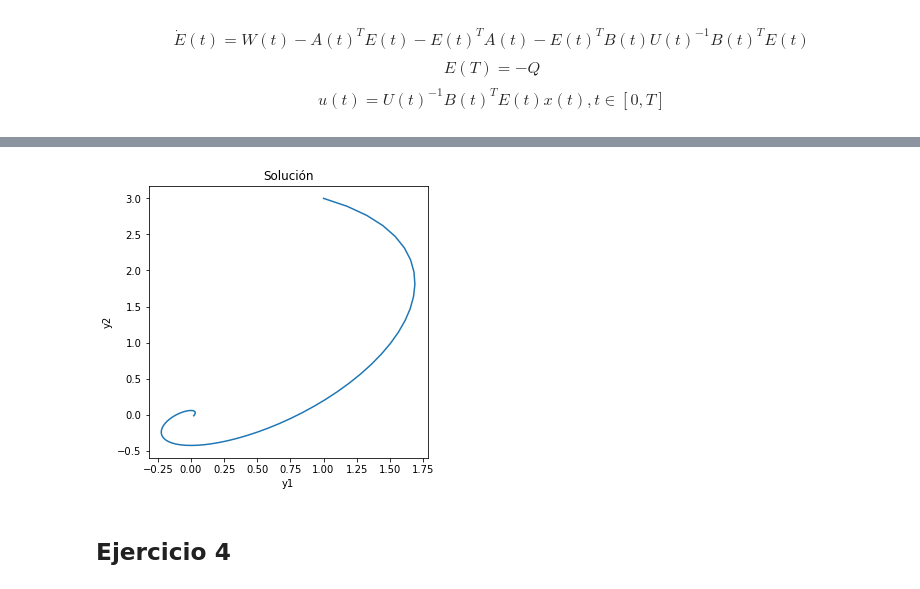
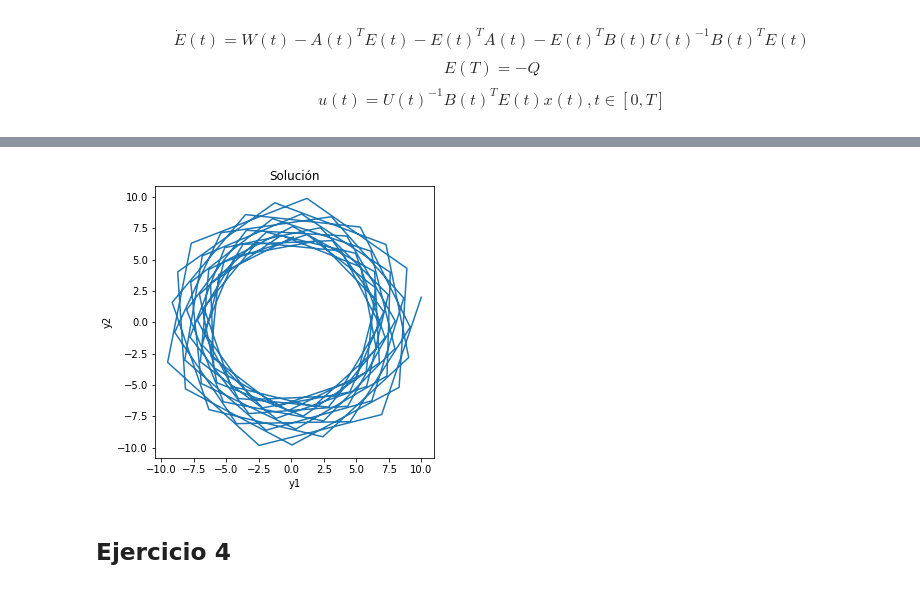
Before and after one commit to furrutiav/MA4703, a Jupyter notebook: lab4/enunciado_lab_4.ipynb, the cells around one changed output, grey strips where cells are left out. Drawn from its saved outputs; the diff is of its cells as text; code cells hidden in the pictures.

```diff
--- a/lab4/enunciado_lab_4.ipynb
+++ b/lab4/enunciado_lab_4.ipynb
@@ -111,6 +120,6 @@ Wall time: 84.7 ms
 # %%
 %%time
-T=10
+T=100
 sol = solve_pontryagin(Y1=10, Y2=0, c=2, T=T, p0=[1, 1])
 plot_p1(sol, T)
 # %% [output]
@@ -280,5 +277,6 @@ def plot_p3(sol, T):
 # %%
 %%time
-T=10
-plot_p3(sol_ric.sol, T)
+T=100
+sol = solve_ricatti(Y1=10, Y2=0, c=2, T=T)
+plot_p3(sol, T)
 # %% [output]
@@ -286,4 +286,4 @@ Wall time: 31.3 ms
-[figure, old version]
+[figure, new version]
 # %% [markdown]
 ## Ejercicio 4
 # %% [markdown]
```
Also changed, not shown: parts of 13 cells of this notebook, 2 other files.
